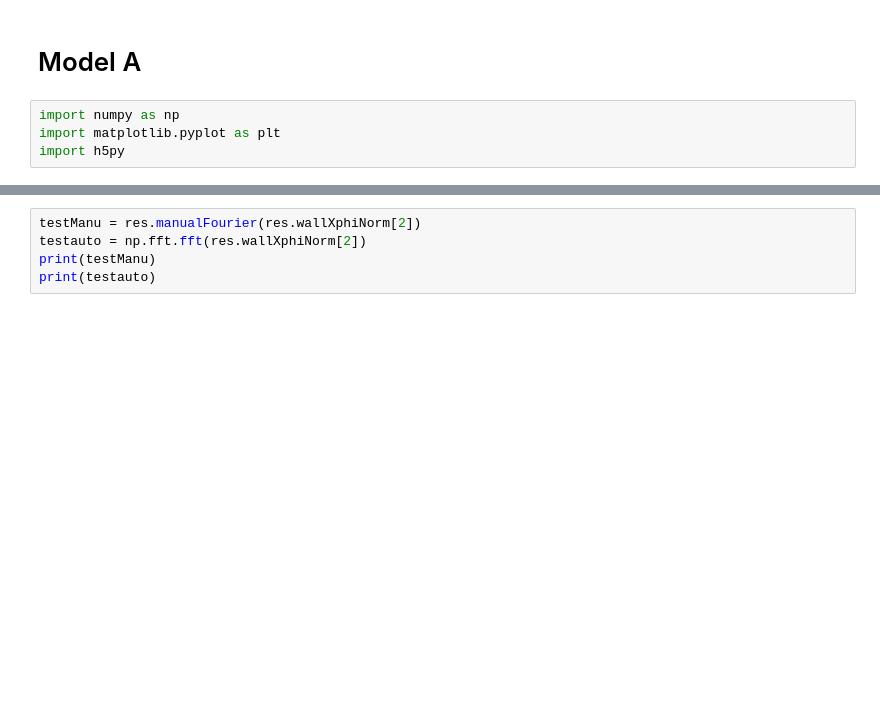
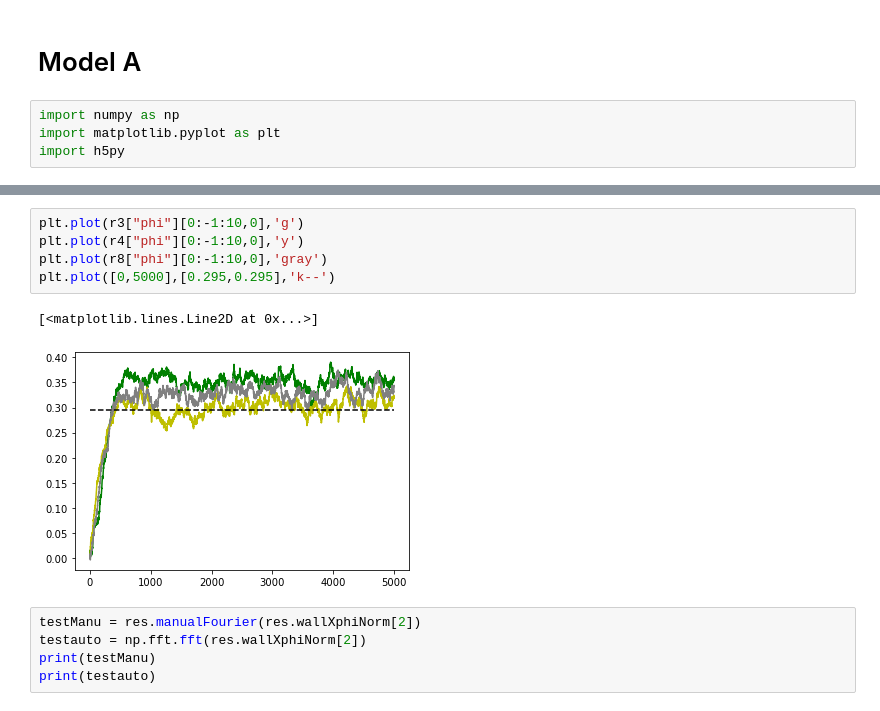
Before and after one commit to jannisgebbo/langevinA, a Jupyter notebook: ModelA-Beuler/measurementsDev.ipynb, the cells around one changed output, grey strips where cells are left out. Cells and saved outputs as stored; diff of their text form; blank space fills up the shorter version.

```diff
--- a/ModelA-Beuler/measurementsDev.ipynb
+++ b/ModelA-Beuler/measurementsDev.ipynb
@@ -29,3 +71,11 @@ plt.plot(x[:,0],x[:,1])
+# %%
+plt.plot(r3["phi"][0:-1:10,0],'g')
+plt.plot(r4["phi"][0:-1:10,0],'y')
+plt.plot(r8["phi"][0:-1:10,0],'gray')
+plt.plot([0,5000],[0.295,0.295],'k--')
+# %% [output]
+[<matplotlib.lines.Line2D at 0x...>]
+[figure, added]
 # %%
 testManu = res.manualFourier(res.wallXphiNorm[2])
 testauto = np.fft.fft(res.wallXphiNorm[2])
```
Also changed, not shown: parts of 6 cells of this notebook, 4 other files.
